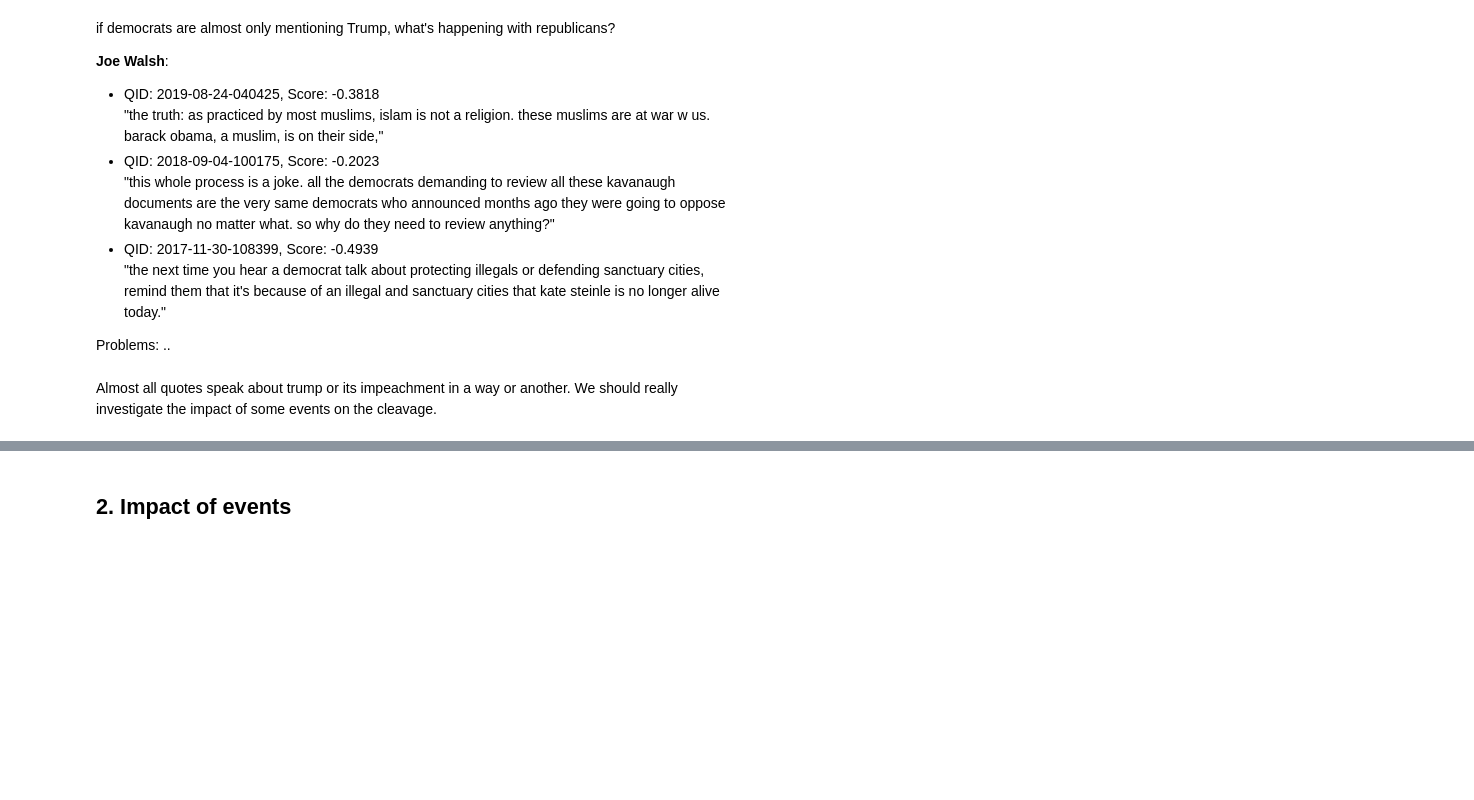
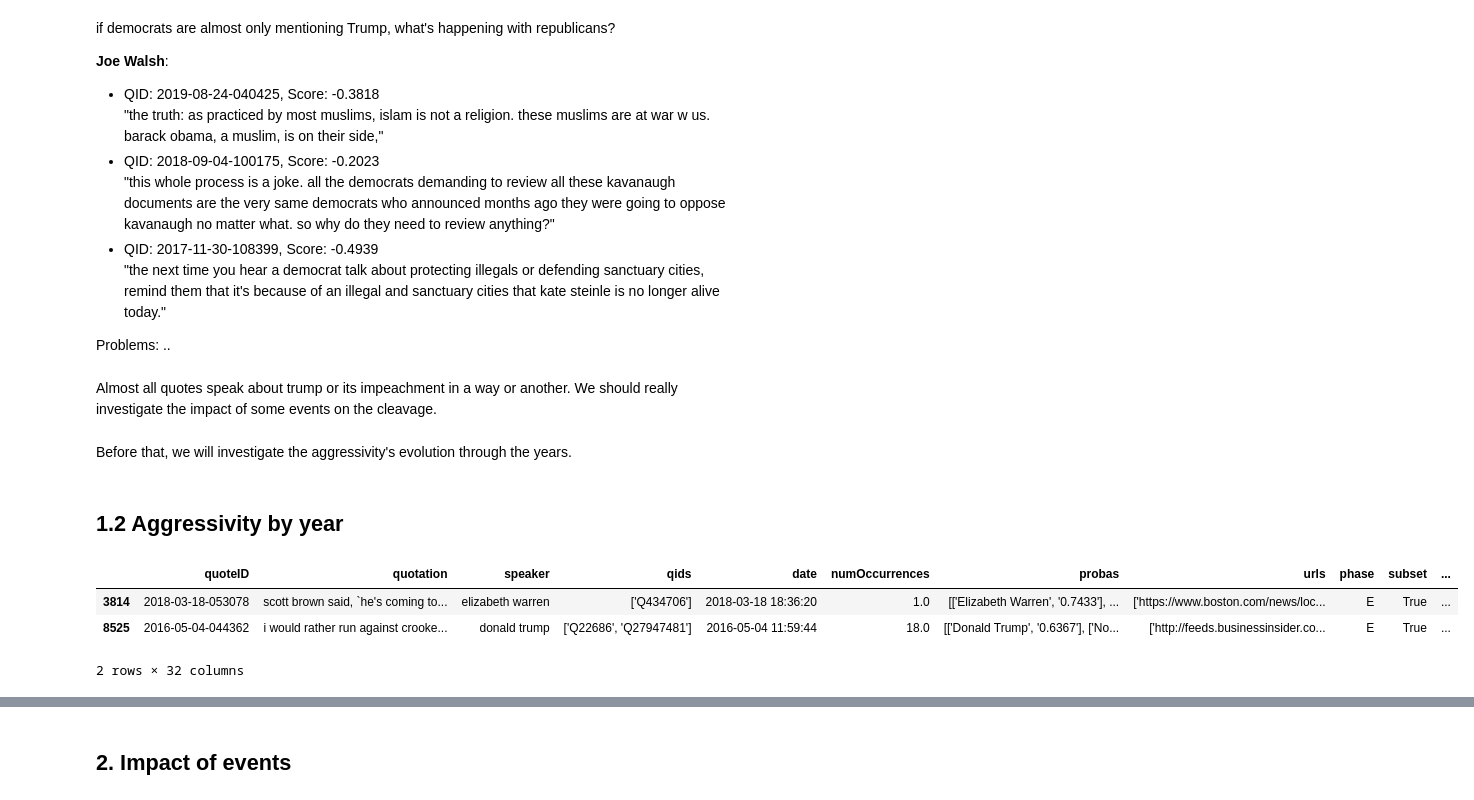
Before and after one commit to epfl-ada/ada-2021-project-apa, a Jupyter notebook: speaker_aggressivity.ipynb, the cells around one changed output, grey strips where cells are left out. Cells and saved outputs as stored; diff of their text form; code cells hidden in the pictures; blank space fills up the shorter version.

```diff
--- a/speaker_aggressivity.ipynb
+++ b/speaker_aggressivity.ipynb
@@ -238,3 +237,7 @@ Problems:
 ..
 # %% [markdown]
 Almost all quotes speak about trump or its impeachment in a way or another. We should really investigate the impact of some events on the cleavage.
+# %% [markdown]
+Before that, we will investigate the aggressivity's evolution through the years.
+# %% [markdown]
+## 1.2 Aggressivity by year
@@ -240,0 +248,8 @@ Almost all quotes speak about trump or its impeachment in a way or another. We s
+# %%
+# Sanity check
+df.sample(2)
+# %% [output]
+|  | quoteID | quotation | speaker | qids | date | numOccurrences | probas | urls | phase | subset | ... |
+| 3814 | 2018-03-18-053078 | scott brown said, `he's coming to... | elizabeth warren | ['Q434706'] | 2018-03-18 18:36:20 | 1.0 | [['Elizabeth Warren', '0.7433'], ... | ['https://www.boston.com/news/loc... | E | True | ... |
+| 8525 | 2016-05-04-044362 | i would rather run against crooke... | donald trump | ['Q22686', 'Q27947481'] | 2016-05-04 11:59:44 | 18.0 | [['Donald Trump', '0.6367'], ['No... | ['http://feeds.businessinsider.co... | E | True | ... |
+2 rows × 32 columns
```
Also changed, not shown: parts of 8 cells of this notebook.
